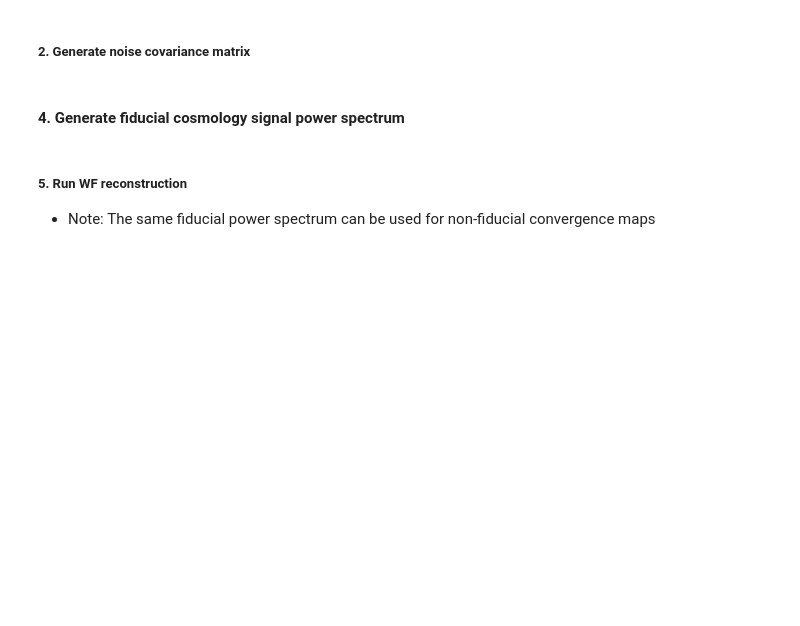
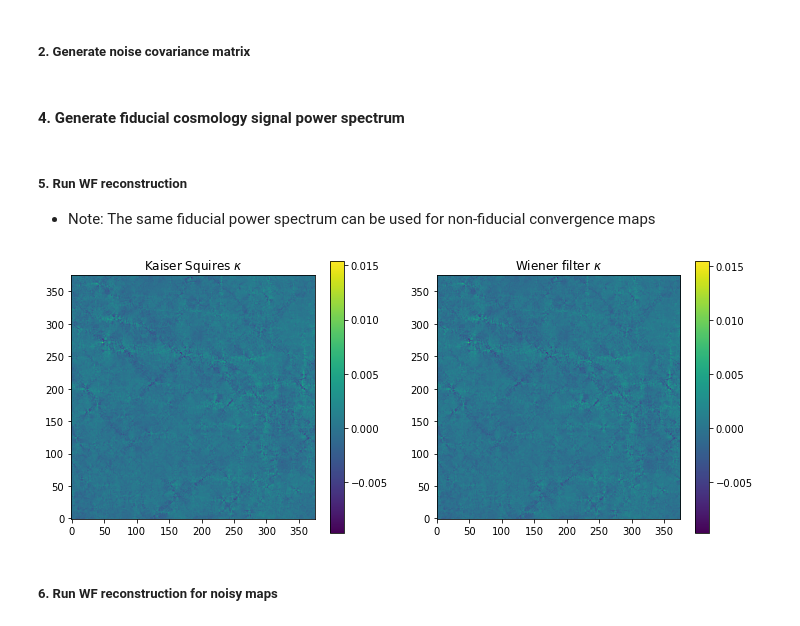
Before and after one commit to LSSTDESC/hos_mass_mapping, a Jupyter notebook: notebooks/WienerFilter.ipynb, the cells around one changed output. Drawn from its saved outputs; the diff is of its cells as text; code cells hidden in the pictures; blank space fills up the shorter version.

```diff
--- a/notebooks/WienerFilter.ipynb
+++ b/notebooks/WienerFilter.ipynb
@@ -61,20 +95,22 @@ ncov_diag_U = np.tile(sig ** 2, (box_width_pix, box_width_pix))
 # %% [markdown]
 #### 4. Generate fiducial cosmology signal power spectrum
 # %%
-# define fiducial cosmology - these values come from Table 2 in https://arxiv.org/pdf/2209.04662
-Omega_m = 0.26
-sigma8 = 0.84
+# define fiducial cosmology - these values come from Table 1 in https://arxiv.org/pdf/1904.11966
+Omega_m = 0.22
+sigma8 = 0.8
 w0 = -1.0
-n_s = 0.9649
-Omega_b = 0.0493
-h = 0.673
+n_s = 0.9630
+Omega_b = 0.04479
+h = 0.71
 
 # list of cosmological parameters
 cosmo_params = [Omega_m, sigma8, w0, n_s, Omega_b, h]
 
+# load redshift distribution
+z = np.loadtxt(f'{local_path}/nz_sources_srd_5bins.txt')[:,0]
+nz = np.loadtxt(f'{local_path}/nz_sources_srd_5bins.txt')[:,3]
+
 # Load 1D power P(k) for theory E-mode signal power spectrum
-z = # INSERT HACC REDSHIFT VALUES
-nz = # INSERT HACC REDSHIFT DISTRIBUTION VALUES
 input_ps_map_E = compute_s_from_theory(cosmo_params, z, nz, box_width_pix, box_size_rad, pixel_size_rad)
 input_ps_map_B = np.zeros_like(input_ps_map_E)
 # %% [markdown]
@@ -82,5 +118,20 @@ input_ps_map_B = np.zeros_like(input_ps_map_E)
 
 * Note: The same fiducial power spectrum can be used for non-fiducial convergence maps
 # %%
-wf_jax = spin_wiener_filter(gmap0_flat, gmap1_flat, ncov_diag_Q, ncov_diag_U, input_ps_map_E, input_ps_map_B)
-kE_wf, kB_wf = ks93(*wf_jax)
+wf = spin_wiener_filter(gmap1, gmap2, ncov_diag_Q, ncov_diag_U, input_ps_map_E, input_ps_map_B)
+kE_wf, kB_wf = ks93(*wf)
+# %%
+# KS comparison
+kE_ks, kB_ks = ks93(gmap1, gmap2)
+
+fig, axes = plt.subplots(1, 2, figsize=(12, 5))
+im1 = axes[0].imshow(-kE_ks, origin='lower')
+axes[0].set_title(r"Kaiser Squires $\kappa$")
+fig.colorbar(im1, ax=axes[0])
+im2 = axes[1].imshow(-kE_wf, origin='lower')
+axes[1].set_title(r"Wiener filter $\kappa$")
+fig.colorbar(im2, ax=axes[1]);
+# %% [output]
+[figure, added]
+# %% [markdown]
+##### 6. Run WF reconstruction for noisy maps
```
Also changed, not shown: parts of 12 cells of this notebook, 1 other file.
